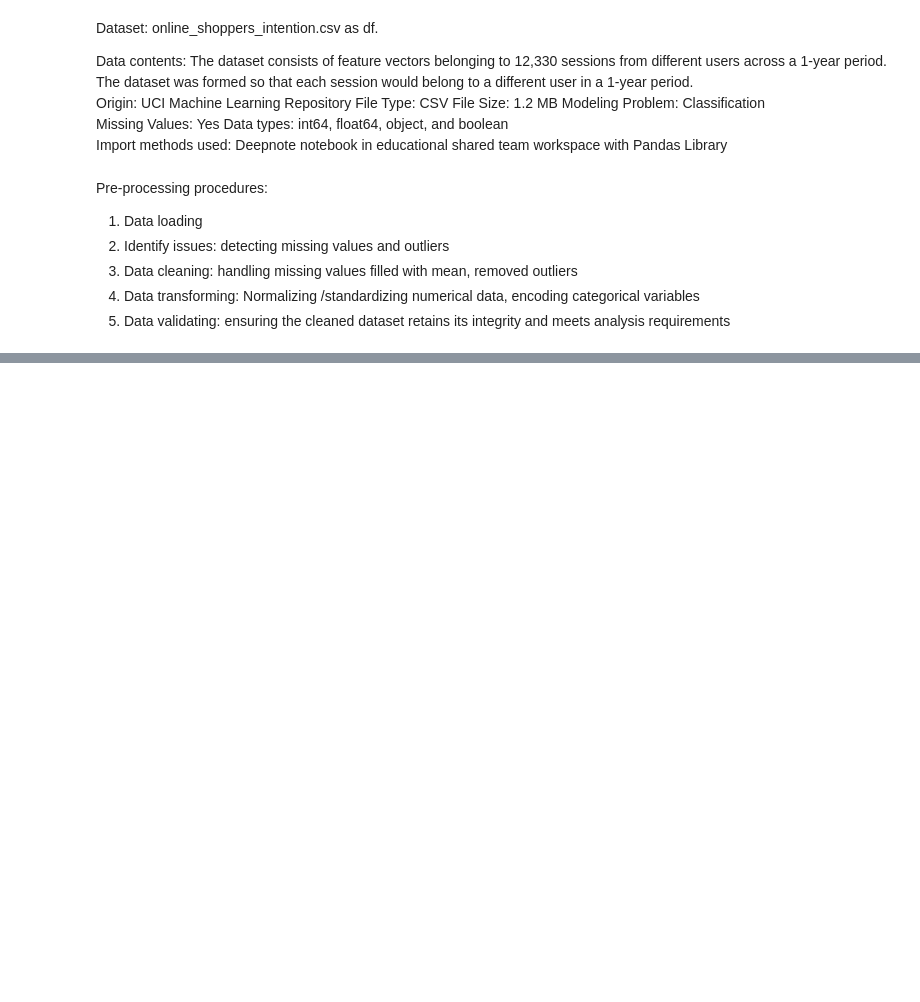
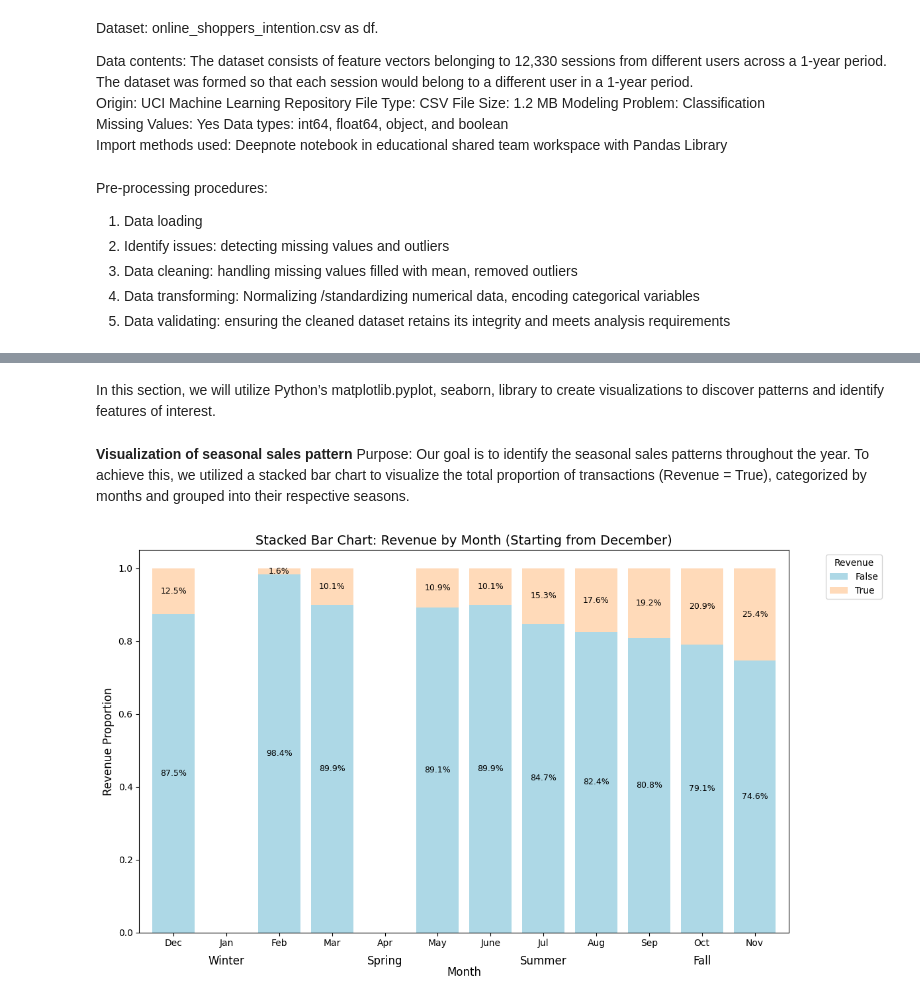
Before and after one commit to bartteeuwen/USD-Data-Science-Programming-Class, a Jupyter notebook: Data_Science_Programming.ipynb, the cells around one changed output, grey strips where cells are left out. Cells and saved outputs as stored; diff of their text form; code cells hidden in the pictures; blank space fills up the shorter version.

```diff
--- a/Data_Science_Programming.ipynb
+++ b/Data_Science_Programming.ipynb
@@ -74,0 +683,64 @@ FileNotFoundError: [Errno 2] No such file or directory: 'online_shoppers_intenti
+# %% [markdown]
+In this section, we will utilize Python’s matplotlib.pyplot, seaborn, library to create visualizations to discover patterns and identify features of interest.
+# %% [markdown]
+**Visualization of seasonal sales pattern**
+Purpose: Our goal is to identify the seasonal sales patterns throughout the year. To achieve this, we utilized a stacked bar chart to visualize the total  proportion of transactions (Revenue = True), categorized by months and grouped into their respective seasons.
+# %%
+import pandas as pd
+import matplotlib.pyplot as plt
+import numpy as np
+
+# Define month and season mapping
+month_order = ['Dec', 'Jan', 'Feb', 'Mar', 'Apr', 'May', 'June',
+               'Jul', 'Aug', 'Sep', 'Oct', 'Nov']  # Start from Dec
+season_mapping = {
+    'Jan': 'Winter', 'Feb': 'Winter', 'Mar': 'Spring', 'Apr': 'Spring',
+    'May': 'Spring', 'June': 'Summer', 'Jul': 'Summer', 'Aug': 'Summer',
+    'Sep': 'Fall', 'Oct': 'Fall', 'Nov': 'Fall', 'Dec': 'Winter'
+}
+
+cleaned_df['Season'] = cleaned_df['Month'].map(season_mapping) # Load the cleaned dataset （cleaned_df）
+
+# Create crosstab for Revenue proportions by Month
+crosstab = pd.crosstab(cleaned_df['Month'], cleaned_df['Revenue'], normalize='index').reindex(month_order)
+
+# Plot the stacked bar chart
+colors = ['#ADD8E6', '#FFDAB9']  # Light blue and light orange
+fig, ax = plt.subplots(figsize=(12, 7))
+crosstab.plot(kind='bar', stacked=True, color=colors, width=0.8, ax=ax)
+
+# Add percentage labels inside the bars
+for bar in ax.patches:
+    width = bar.get_width()
+    height = bar.get_height()
+    x = bar.get_x()
+    y = bar.get_y()
+    # Display percentage only if height > 0
+    if height > 0:
+        ax.text(x + width / 2, y + height / 2, f"{height * 100:.1f}%",
+                ha='center', va='center', fontsize=9, color='black')
+
+# Set X-axis with month labels
+ax.set_xticklabels(month_order, rotation=0)
+plt.xlabel('Month', fontsize=12, labelpad=20)
+
+# Add secondary labels for seasons
+season_ticks = ['Winter'] * 3 + ['Spring'] * 3 + ['Summer'] * 3 + ['Fall'] * 3
+season_positions = np.arange(len(month_order))  # X positions for the months
+
+for i, label in enumerate(season_ticks):
+    if i == 0 or season_ticks[i] != season_ticks[i - 1]:  # Only display at the start of each season
+        ax.text(i + 1, -0.08, label, ha='center', va='center', fontsize=12, color='black', transform=ax.transData)
+
+# Adjust legend
+plt.legend(title='Revenue', labels=['False', 'True'], loc='upper right', bbox_to_anchor=(1.15, 1))
+
+# Add title and layout adjustments
+plt.title('Stacked Bar Chart: Revenue by Month (Starting from December)', fontsize=14)
+plt.ylabel('Revenue Proportion', fontsize=12)
+plt.tight_layout()
+
+# Show plot
+plt.show()
+# %% [output]
+[figure, added]
```
Also changed, not shown: parts of 55 cells of this notebook.
